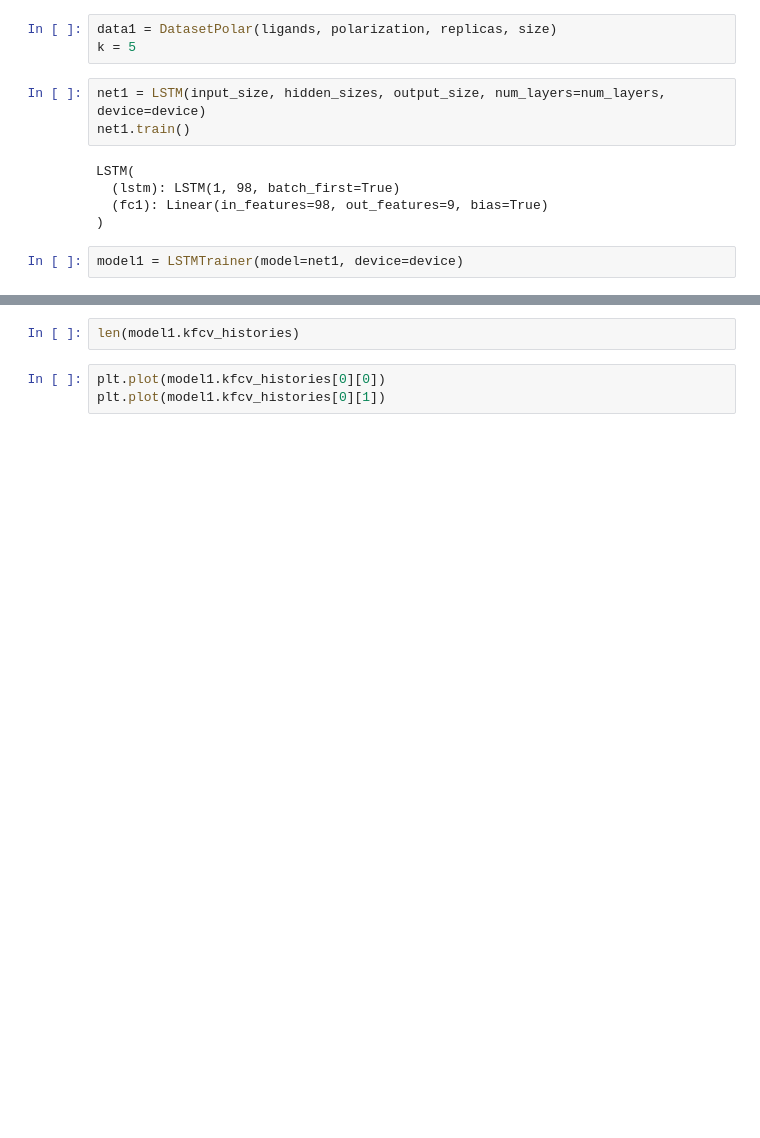
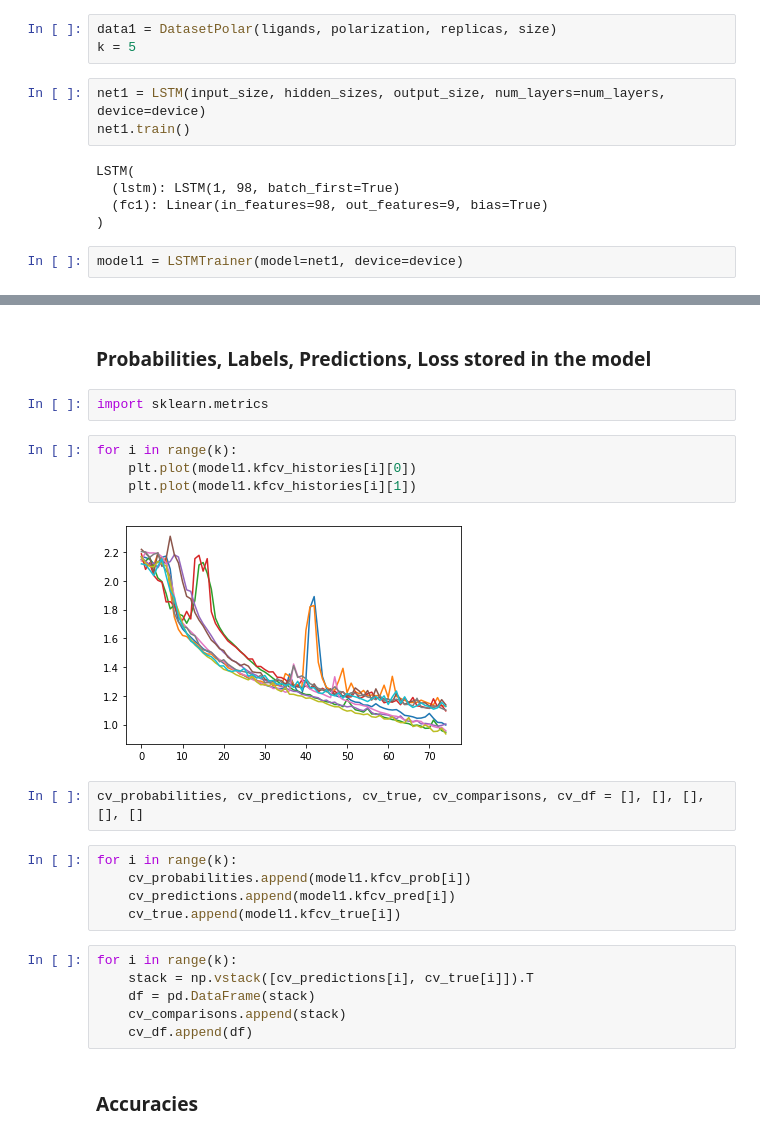
Before and after one commit to apple-soda/lstm-nfkb-dynamics, a Jupyter notebook: notebooks/5-cfv-mm.ipynb, the cells around one changed output, grey strips where cells are left out. Drawn from its saved outputs; the diff is of its cells as text; blank space fills up the shorter version.

Commit message:
kfcv

```diff
--- a/notebooks/5-cfv-mm.ipynb
+++ b/notebooks/5-cfv-mm.ipynb
@@ -89,5 +89,25 @@ Epoch 012: | Training Loss: 1.5711725989234782 | Validation Loss: 1.560860651118
-# %%
-len(model1.kfcv_histories)
-# %%
-plt.plot(model1.kfcv_histories[0][0])
-plt.plot(model1.kfcv_histories[0][1])
+# %% [markdown]
+### Probabilities, Labels, Predictions, Loss stored in the model
+# %%
+import sklearn.metrics
+# %%
+for i in range(k):
+    plt.plot(model1.kfcv_histories[i][0])
+    plt.plot(model1.kfcv_histories[i][1])
+# %% [output]
+[figure, added]
+# %%
+cv_probabilities, cv_predictions, cv_true, cv_comparisons, cv_df = [], [], [], [], []
+# %%
+for i in range(k):
+    cv_probabilities.append(model1.kfcv_prob[i])
+    cv_predictions.append(model1.kfcv_pred[i])
+    cv_true.append(model1.kfcv_true[i])
+# %%
+for i in range(k):
+    stack = np.vstack([cv_predictions[i], cv_true[i]]).T
+    df = pd.DataFrame(stack)
+    cv_comparisons.append(stack)
+    cv_df.append(df)
+# %% [markdown]
+### Accuracies
```
Also changed, not shown: parts of 20 cells of this notebook, 7 other files.
